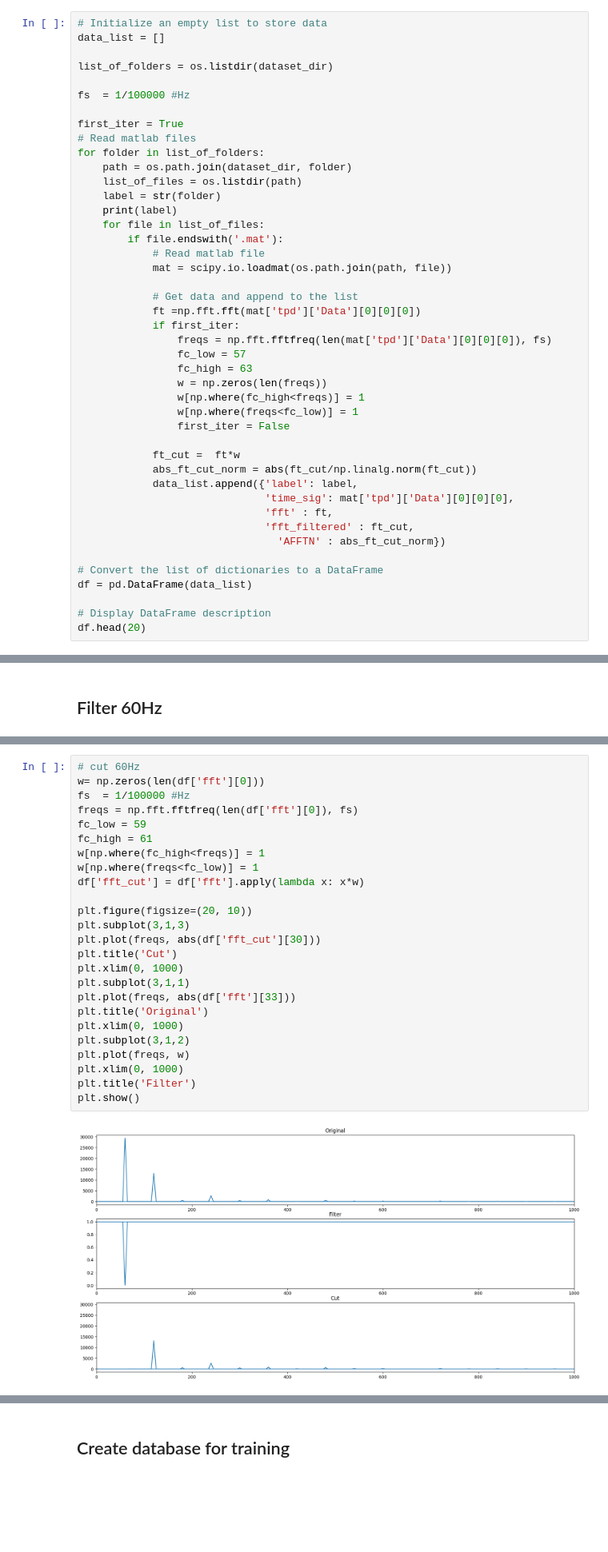
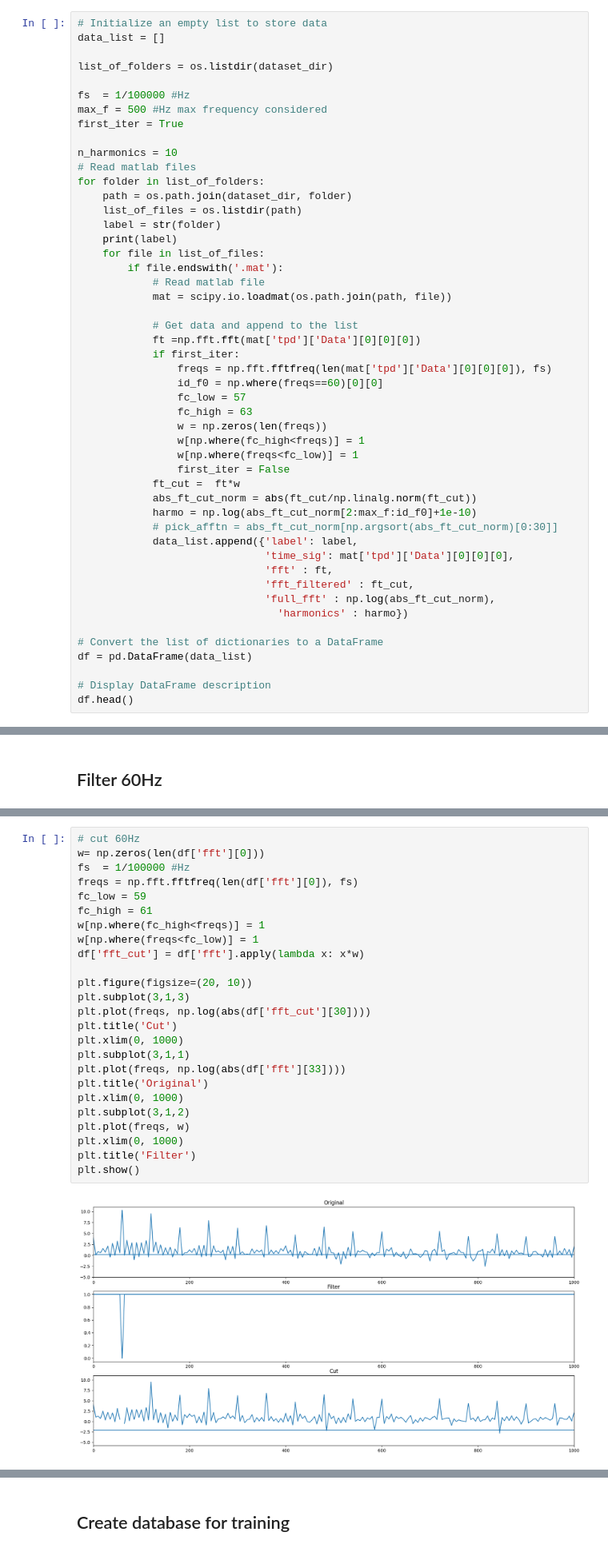
Before and after one commit to davidaleprog/loads_classif, a Jupyter notebook: loads_classif.ipynb, the cells around one changed output, grey strips where cells are left out. Shown at 80% size. Drawn from its saved outputs; the diff is of its cells as text; blank space fills up the shorter version.

```diff
--- a/loads_classif.ipynb
+++ b/loads_classif.ipynb
@@ -24,8 +24,10 @@ data_list = []
 list_of_folders = os.listdir(dataset_dir)
 
 fs  = 1/100000 #Hz
+max_f = 500 #Hz max frequency considered
+first_iter = True
 
-first_iter = True
+n_harmonics = 10
 # Read matlab files
 for folder in list_of_folders:
     path = os.path.join(dataset_dir, folder)
@@ -41,26 +43,29 @@ for folder in list_of_folders:
             ft =np.fft.fft(mat['tpd']['Data'][0][0][0])
             if first_iter:
                 freqs = np.fft.fftfreq(len(mat['tpd']['Data'][0][0][0]), fs)
+                id_f0 = np.where(freqs==60)[0][0]
                 fc_low = 57
                 fc_high = 63
                 w = np.zeros(len(freqs))
                 w[np.where(fc_high<freqs)] = 1
                 w[np.where(freqs<fc_low)] = 1
                 first_iter = False
-
             ft_cut =  ft*w
             abs_ft_cut_norm = abs(ft_cut/np.linalg.norm(ft_cut))
+            harmo = np.log(abs_ft_cut_norm[2:max_f:id_f0]+1e-10)
+            # pick_afftn = abs_ft_cut_norm[np.argsort(abs_ft_cut_norm)[0:30]]
             data_list.append({'label': label,
                               'time_sig': mat['tpd']['Data'][0][0][0],
                               'fft' : ft,
                               'fft_filtered' : ft_cut,
-                                'AFFTN' : abs_ft_cut_norm})
+                              'full_fft' : np.log(abs_ft_cut_norm),
+                                'harmonics' : harmo})
 
 # Convert the list of dictionaries to a DataFrame
 df = pd.DataFrame(data_list)
 
 # Display DataFrame description
-df.head(20)
+df.head()
 # %% [output]
 Fun
 HairDryer
@@ -117,30 +118,30 @@ plt.show()
 # %%
 # cut 60Hz
 w= np.zeros(len(df['fft'][0]))
 fs  = 1/100000 #Hz
 freqs = np.fft.fftfreq(len(df['fft'][0]), fs)
 fc_low = 59
 fc_high = 61
 w[np.where(fc_high<freqs)] = 1
 w[np.where(freqs<fc_low)] = 1
 df['fft_cut'] = df['fft'].apply(lambda x: x*w)
 
 plt.figure(figsize=(20, 10))
 plt.subplot(3,1,3)
-plt.plot(freqs, abs(df['fft_cut'][30]))
+plt.plot(freqs, np.log(abs(df['fft_cut'][30])))
 plt.title('Cut')
 plt.xlim(0, 1000)
 plt.subplot(3,1,1)
-plt.plot(freqs, abs(df['fft'][33]))
+plt.plot(freqs, np.log(abs(df['fft'][33])))
 plt.title('Original')
 plt.xlim(0, 1000)
 plt.subplot(3,1,2)
 plt.plot(freqs, w)
 plt.xlim(0, 1000)
 plt.title('Filter')
 plt.show()
 # %% [output]
-[figure, old version]
+[figure, new version]
 # %%
 plt.figure(figsize=(20, 10))
 plt.subplot(3,1,1)
```
Also changed, not shown: parts of 17 cells of this notebook.
